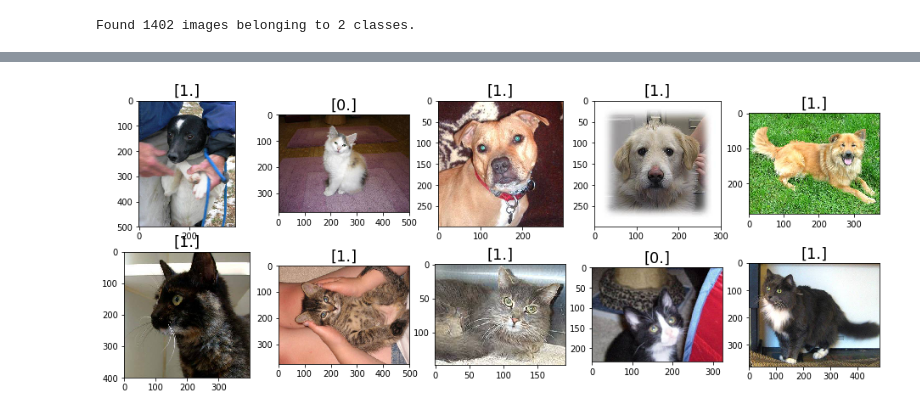
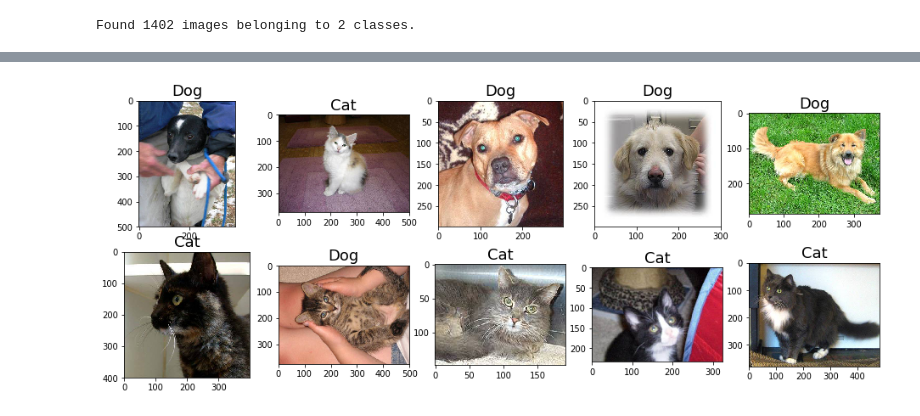
Before and after one commit to manikantbit/CMPE257-ImageClassifier_CNN, a Jupyter notebook: CNN_model.ipynb, the cells around one changed output, grey strips where cells are left out. Drawn from its saved outputs; the diff is of its cells as text; code cells hidden in the pictures.

```diff
--- a/CNN_model.ipynb
+++ b/CNN_model.ipynb
@@ -133,6 +135,13 @@ batches = imgs.flow_from_directory(
 filenames = batches.filenames
 probs = model.predict_generator(batches)
 
-plots([keras.preprocessing.image.load_img('data/test/' + filenames[i]) for i in range(10)], figsize=(16,6), rows=2, titles=probs)
+labels=['']*len(probs)
+for i in range(len(probs)):
+    if probs[i] == 1:
+        labels[i]="Dog"
+    else:
+        labels[i]="Cat"
+
+plots([keras.preprocessing.image.load_img('data/test/' + filenames[i]) for i in range(10)], figsize=(16,6), rows=2, titles=labels)
 # %% [output]
 Found 10 images belonging to 1 classes.
@@ -193,6 +202,12 @@ model.evaluate_generator(validation_generator, nb_validation_samples)
 # %%
 probs = model.predict_generator(batches)
+labels=['']*len(probs)
+for i in range(len(probs)):
+    if probs[i] == 1:
+        labels[i]="Dog"
+    else:
+        labels[i]="Cat"
 
-plots([keras.preprocessing.image.load_img('data/test/' + filenames[i]) for i in range(10)], figsize=(16,6), rows=2, titles=probs)
+plots([keras.preprocessing.image.load_img('data/test/' + filenames[i]) for i in range(10)], figsize=(16,6), rows=2, titles=labels)
 # %% [output]
-[figure, old version]
+[figure, new version]
```
Also changed, not shown: parts of 20 cells of this notebook.
